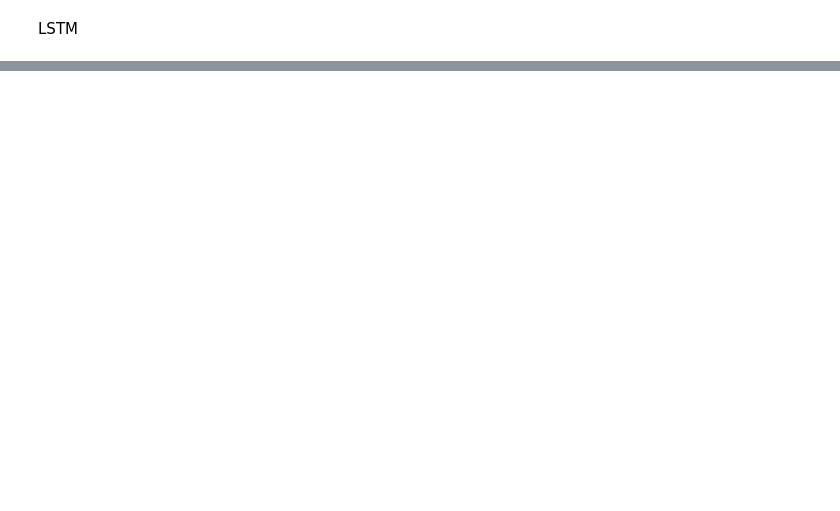
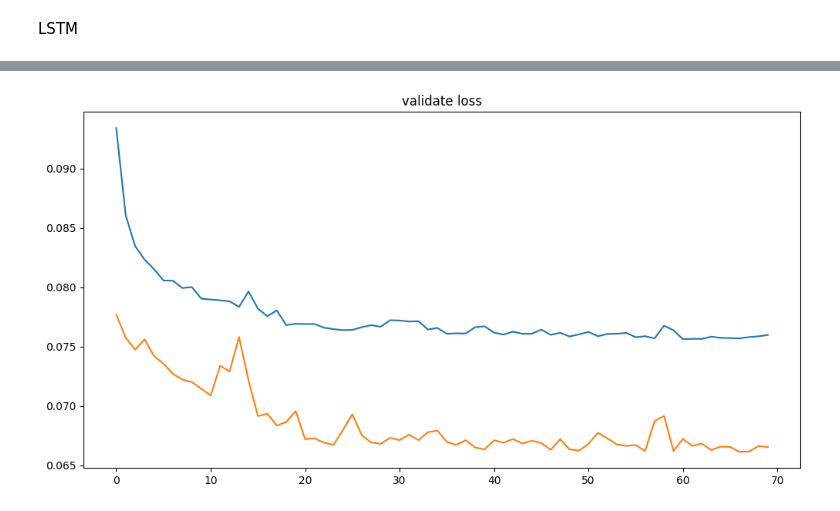
Before and after one commit to crisalex25/TFM_HydroMLGenerationOptimization, a Jupyter notebook: TFM_Algoritmos_predicción_Precipitaciones.ipynb, the cells around one changed output, grey strips where cells are left out. Drawn from its saved outputs; the diff is of its cells as text; code cells hidden in the pictures; blank space fills up the shorter version.

```diff
--- a/TFM_Algoritmos_predicción_Precipitaciones.ipynb
+++ b/TFM_Algoritmos_predicción_Precipitaciones.ipynb
@@ -221,0 +228,13 @@ Coeficiente de determinación (R2): 0.18429479915636293
+# %%
+# Entrenar el modelo
+history = model.fit(X_train, y_train, epochs=70, batch_size=180, verbose=1, validation_data=(X_test, y_test))
+
+# Realizar predicciones
+y_pred = model.predict(X_test)
+
+# Asegurar que los valores de las predicciones no sean menores que cero
+y_pred = np.maximum(y_pred, 0)
+
+# Desnormalizar las predicciones y los datos reales
+y_pred = (y_pred * (precipitaciones_max - precipitaciones_min)) + precipitaciones_min
+y_test = (y_test * (precipitaciones_max - precipitaciones_min)) + precipitaciones_min
@@ -221,0 +259,8 @@ Coeficiente de determinación (R2): 0.18429479915636293
+# %%
+plt.plot(history.history['loss'])
+plt.title('loss')
+plt.plot(history.history['val_loss'])
+plt.title('validate loss')
+plt.show()
+# %% [output]
+[figure, added]
```
Also changed, not shown: parts of 12 cells of this notebook.
